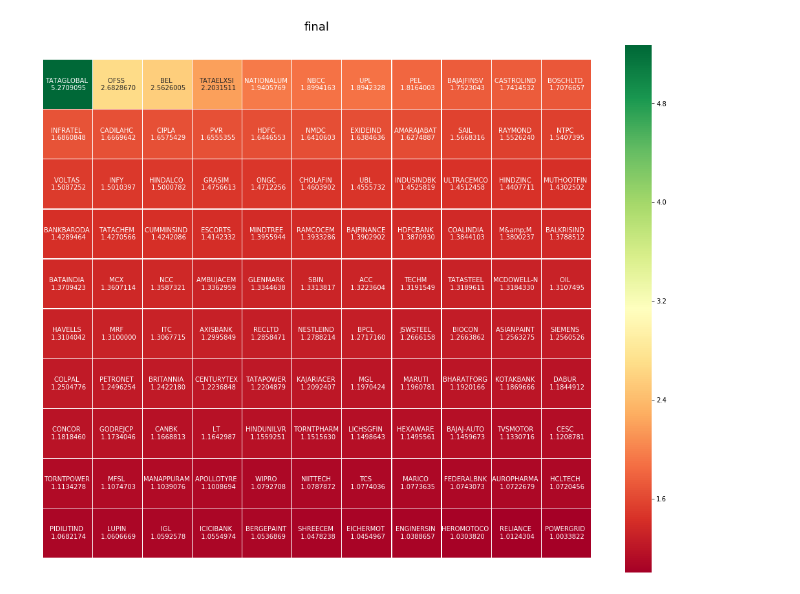
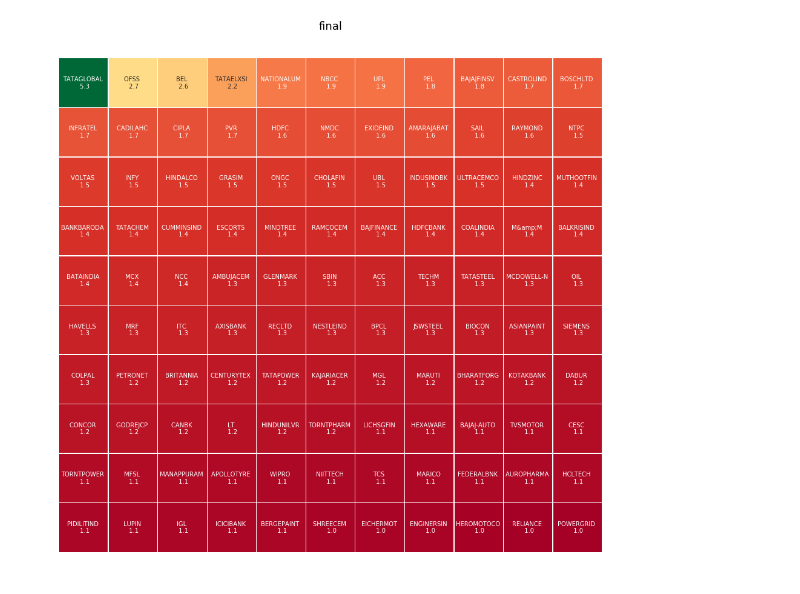
Before and after one commit to anilkumar4274/artificial7intelligence, a Jupyter notebook: gopi/Task Final.ipynb, the cells around one changed output. Drawn from its saved outputs; the diff is of its cells as text; code cells hidden in the pictures.

```diff
--- a/gopi/Task Final.ipynb
+++ b/gopi/Task Final.ipynb
@@ -1,55 +1,53 @@
 # %%
 import numpy as np
 import pandas as pd
 import seaborn as sn
 import matplotlib.pyplot as plt
-import os
-os.chdir('C:\\Users\\Naveen Kumar\\Desktop\\artificial intelligence\\excel files')
+
 df=pd.read_csv('final.csv')
 def xy(r):
     d=[]
     global a,b
     for i in range(1,r+1):
         if(r%i==0):
             d.append(i)
     if len(d)%2==0:
         a=d[int(len(d)/2-1)]
         b=d[int(len(d)/2)]
-    df1=pd.DataFrame(index=list(np.arange(r)),columns={'Yrows','Xcols'})
-    j,k=0,0
-    while(k<=b-1):
-        for i in range(b):
-            df1['Yrows'][j]=k
-            df1['Xcols'][j]=i
-            j=j+1
-        k=k+1
-    return(df1)
+    df=pd.DataFrame(index=range(r),columns=['Yrows','Xcols'])
+    for (k,i),x in np.ndenumerate(np.arange(r).reshape(a,b)):
+        (df['Yrows'][x],df['Xcols'][x])=(k,i)
+    return(df)
 df=df.join(xy(len(df)))
 df.drop(['Unnamed: 0','lastPrice', 'totalBuyQuantity','totalSellQuantity','Time'],axis=1,inplace=True)
-symbol=(np.asarray(df['symbol'])).reshape(a,b)
-Times=(np.asarray(df['Times'])).reshape(a,b)
+symbol,Times=(np.asarray(df['symbol'])).reshape(a,b),(np.asarray(df['Times'])).reshape(a,b)
 result=df.pivot(index='Yrows',columns='Xcols',values='Times')
-labels=(np.asarray(["{0} \n {1:.7f}".format(symb,times) for symb,times in zip(symbol.flatten(),Times.flatten())])).reshape(a,b)
+labels=(np.asarray(["{0} \n {1:.1f}".format(symb,times) for symb,times in zip(symbol.flatten(),Times.flatten())])).reshape(a,b)
+
+#result1=df.pivot_table(index='Yrows',columns='Xcols',values='Times',aggfunc="size")
+#figsize = (result.shape[1]*2, result.shape[0]*2)
+#grid_kws = {"height_ratios": (9, 5)}
+#fig, ax = plt.subplots(subplot_kw=grid_kws)
+fig,ax=plt.subplots(figsize=(19,15))
+corr=result.corr()
+
+#Set the font size and the distance of the title from the plot
+plt.title('final',fontsize=18)
+ttl=ax.title
+ttl.set_position([0.5,1.05])
+
+ax.grid(False, 'major')
+ax.grid(True, 'minor')
+ax.set_xticks([])
+ax.set_yticks([])
+
+#remove the axis
+ax.axis('off')
+#Use the heatmap function from the seaborn package
+
+sn.heatmap(result,annot=labels,fmt="",annot_kws={"size": 10},cmap="RdYlGn",linewidth=0.30,cbar=0,square=True,ax=ax)
+
+#display final
+plt.show()
+# %% [output]
+[figure, added]
-# %%
-fig,ax=plt.subplots(figsize=([19,15]))
-
-
-#Set the font size and the distance of the title from the plot
-plt.title('final',fontsize=18)
-ttl=ax.title
-ttl.set_position([0.5,1.05])
-
-
-ax.set_xticks([])
-ax.set_yticks([])
-
-#remove the axis
-ax.axis('off')
-#Use the heatmap function from the seaborn package
-
-sn.heatmap(result,annot=labels,fmt="",annot_kws={"size": 10},cmap="RdYlGn",linewidth=0.30,square=True,ax=ax)
-
-#display final
-plt.show()
-# %% [output]
-[figure, removed]
```
Also changed, not shown: parts of 3 cells of this notebook.
